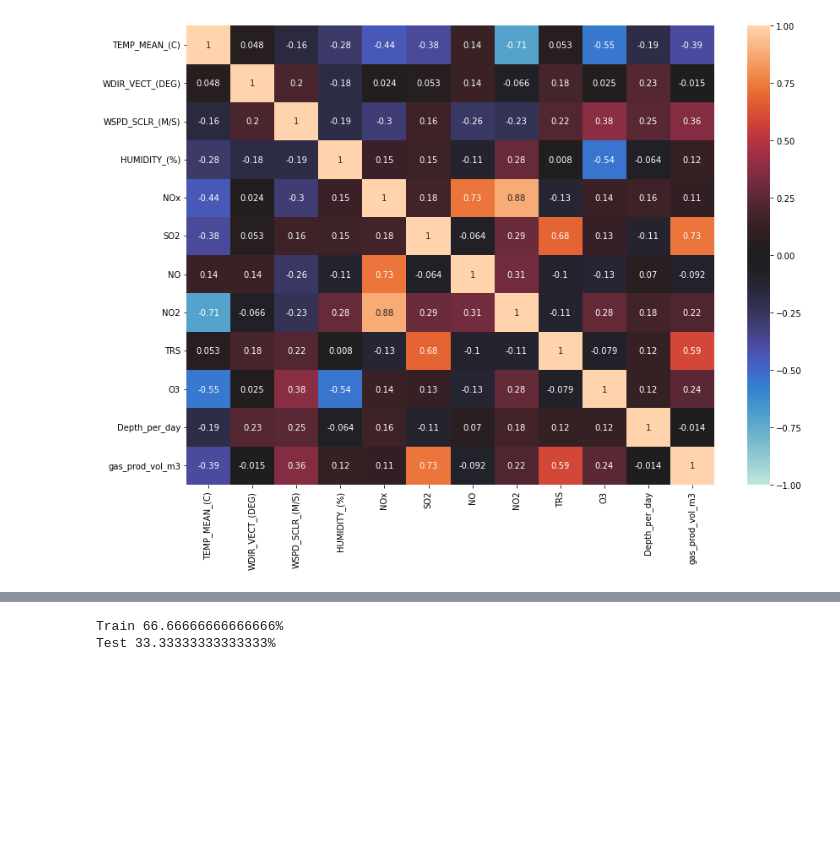
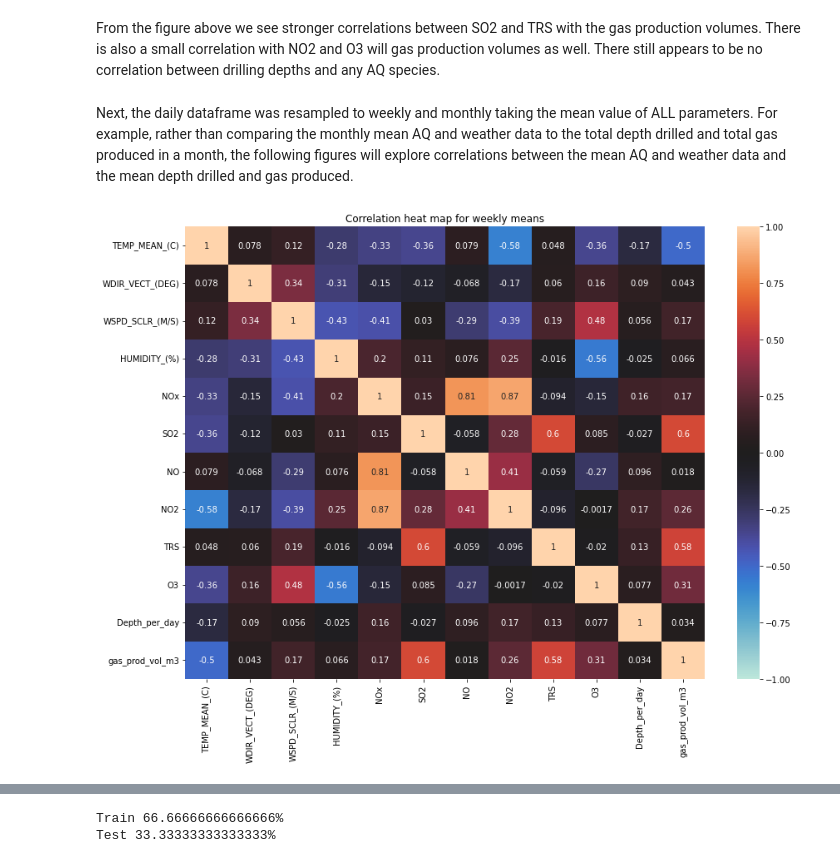
Before and after one commit to mirandadoris/CIV1498_Project2_Pythoneers, a Jupyter notebook: 2-Analysis/Weather_AQ_UOG_Analysis.ipynb, the cells around one changed output, grey strips where cells are left out. Cells and saved outputs as stored; diff of their text form; code cells hidden in the pictures; blank space fills up the shorter version.

```diff
--- a/2-Analysis/Weather_AQ_UOG_Analysis.ipynb
+++ b/2-Analysis/Weather_AQ_UOG_Analysis.ipynb
@@ -100,9 +139,16 @@ AQ_weather_drilling_prod_monthly.head()
+# %% [markdown]
+From the figure above we see stronger correlations between SO2 and TRS with the gas production volumes. There is also a small correlation with NO2 and O3 will gas production volumes as well.
+There still appears to be no correlation between drilling depths and any AQ species.
+# %% [markdown]
+Next, the daily dataframe was resampled to weekly and monthly taking the mean value of ALL parameters. For example, rather than comparing the monthly mean AQ and weather data to the total depth drilled and total gas produced in a month, the following figures will explore correlations between the mean AQ and weather data and the mean depth drilled and gas produced.
 # %%
-# plot correlation heat map for all parameters
+# Re-sample weekly mean for all paramters and plot correlation
+week_mean = AQ_weather_drilling_prod_daily.resample('w').mean()
 
 plt.figure(figsize=(14,10))
-sns.heatmap(AQ_weather_drilling_prod_monthly.corr(), vmin=-1, vmax=1, annot=True, cmap='icefire')
+sns.heatmap(week_mean.corr(), vmin=-1, vmax=1, annot=True, cmap='icefire')
+plt.title('Correlation heat map for weekly means')
 plt.show()
 # %% [output]
-[figure, old version]
+[figure, new version]
 # %%
```
Also changed, not shown: parts of 18 cells of this notebook.
